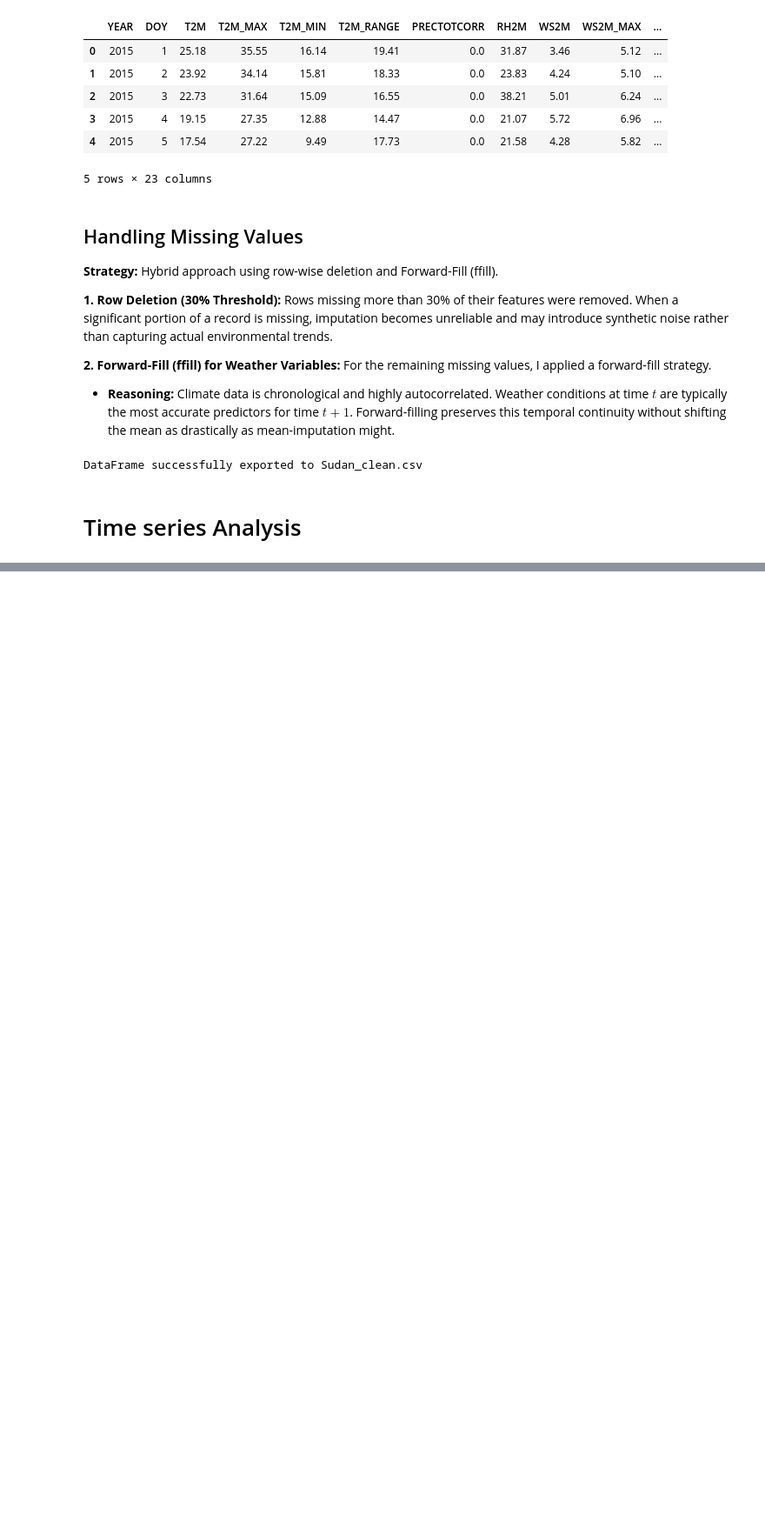
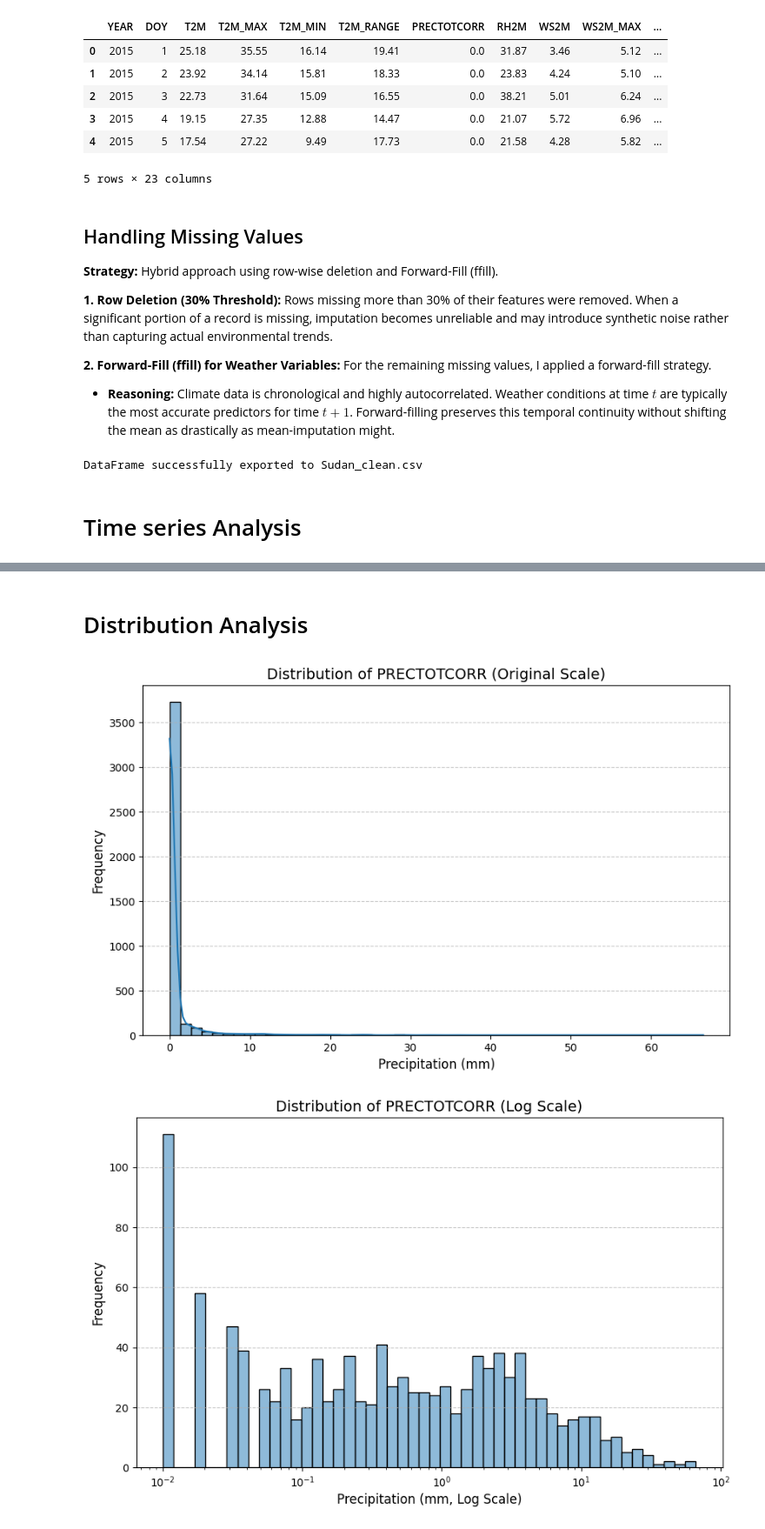
Before and after one commit to meti-creator/climate-challenge-week0, a Jupyter notebook: Sudan_eda.ipynb, the cells around one changed output, grey strips where cells are left out. Shown at 87% size. Cells and saved outputs as stored; diff of their text form; code cells hidden in the pictures; blank space fills up the shorter version.

```diff
--- a/Sudan_eda.ipynb
+++ b/Sudan_eda.ipynb
@@ -353,0 +446,23 @@ DataFrame successfully exported to tanzania_processed.csv
+# %% [markdown]
+# Distribution Analysis
+# %%
+plt.figure(figsize=(10, 6))
+sns.histplot(df['PRECTOTCORR'], kde=True, bins=50)
+plt.title('Distribution of PRECTOTCORR (Original Scale)', fontsize=14)
+plt.xlabel('Precipitation (mm)', fontsize=12)
+plt.ylabel('Frequency', fontsize=12)
+plt.grid(axis='y', linestyle='--', alpha=0.7)
+plt.show()
+
+# Check for skewness and plot with log scale if heavily skewed
+if df['PRECTOTCORR'].skew() > 1:
+    plt.figure(figsize=(10, 6))
+    sns.histplot(df['PRECTOTCORR'], kde=True, bins=50, log_scale=True)
+    plt.title('Distribution of PRECTOTCORR (Log Scale)', fontsize=14)
+    plt.xlabel('Precipitation (mm, Log Scale)', fontsize=12)
+    plt.ylabel('Frequency', fontsize=12)
+    plt.grid(axis='y', linestyle='--', alpha=0.7)
+    plt.show()
+# %% [output]
+[figure, added]
+[figure, added]
```
Also changed, not shown: parts of 11 cells of this notebook.
